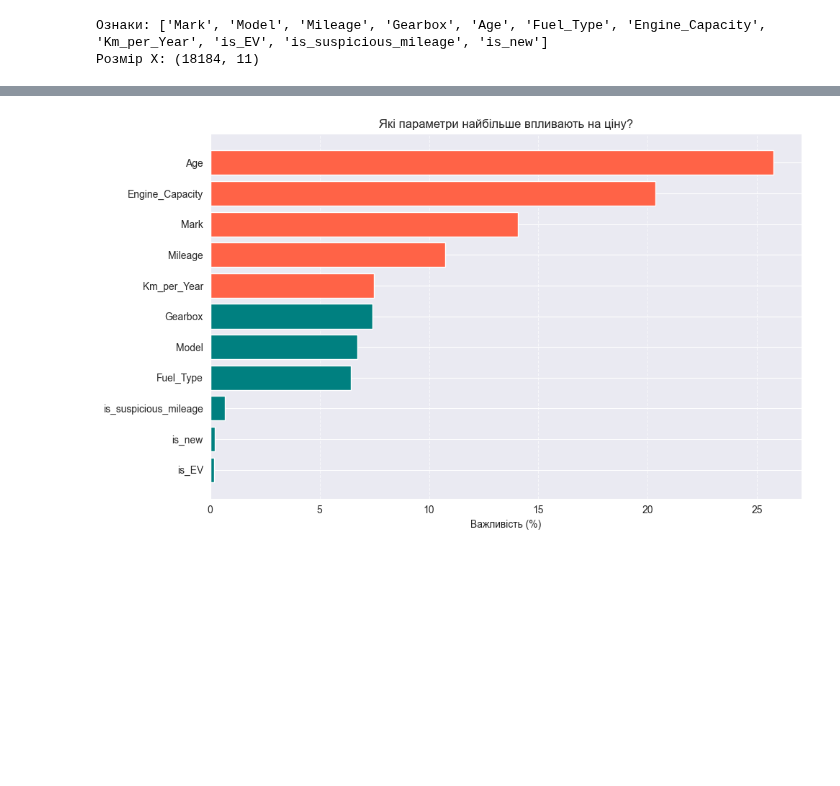
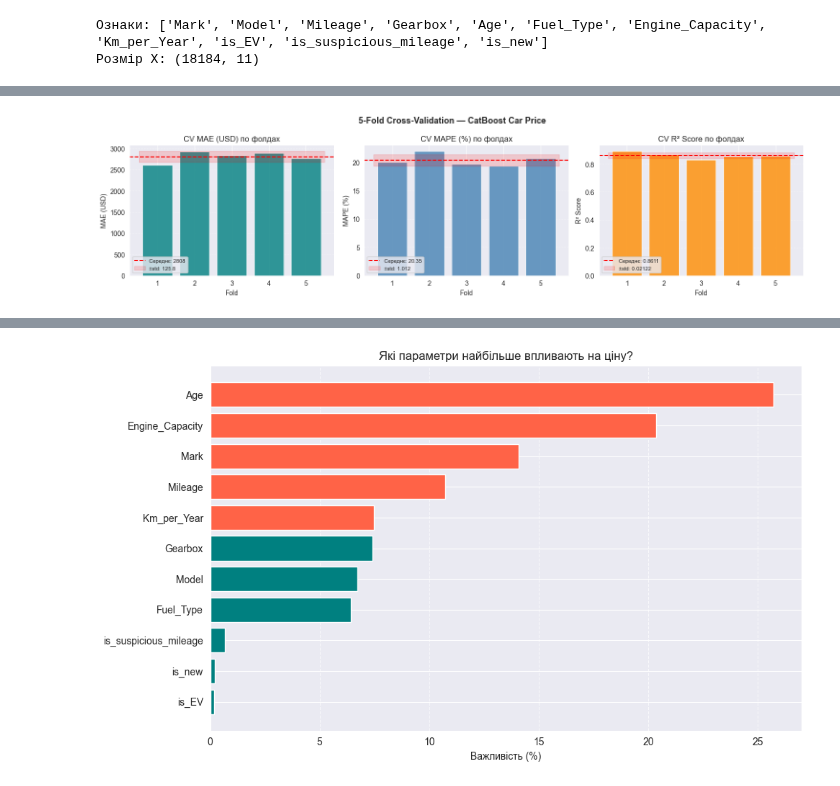
Before and after one commit to Chuchman-Dima/MarketScout, a Jupyter notebook: notebooks/main.ipynb, the cells around one changed output, grey strips where cells are left out. Cells and saved outputs as stored; diff of their text form; code cells hidden in the pictures; blank space fills up the shorter version.

```diff
--- a/notebooks/main.ipynb
+++ b/notebooks/main.ipynb
@@ -173,5 +148,0 @@ print(f"Унікальних моделей (>= {MIN_COUNT}): {len(valid_models)
-# %%
-# Заміна рідкісних значень на 'Other'
-for col, valid in [('Mark', valid_marks), ('Model', valid_models)]:
-    X_train[col] = np.where(X_train[col].isin(valid), X_train[col], 'Other')
-    X_test[col] = np.where(X_test[col].isin(valid), X_test[col], 'Other')
@@ -265,0 +210,14 @@ R²   (Коефіцієнт детермінації): 0.8528
+# %%
+# ── Параметри моделі (єдине місце для зміни) ──────────────────────
+CATBOOST_PARAMS = dict(
+    iterations        = 3000,
+    learning_rate     = 0.05,
+    depth             = 8,
+    l2_leaf_reg       = 5,
+    loss_function     = 'MAE',
+    eval_metric       = 'MAE',
+    random_seed       = RANDOM_SEED,
+    verbose           = 0,          # тихий режим під час CV
+    one_hot_max_size  = 2000,
+    early_stopping_rounds = 150,
+)
@@ -265,0 +286,32 @@ R²   (Коефіцієнт детермінації): 0.8528
+# %%
+# ── Візуалізація результатів CV ────────────────────────────────────
+fig, axes = plt.subplots(1, 3, figsize=(15, 4))
+
+metrics = [
+    ('MAE',  'MAE (USD)',      'teal'),
+    ('MAPE', 'MAPE (%)',       'steelblue'),
+    ('R2',   'R² Score',       'darkorange'),
+]
+
+for ax, (col, label, color) in zip(axes, metrics):
+    vals = cv_df[col]
+    bars = ax.bar(cv_df['fold'], vals, color=color, alpha=0.8, edgecolor='white')
+    ax.axhline(vals.mean(), color='red', linestyle='--', linewidth=1.5, label=f'Середнє: {vals.mean():.4g}')
+    ax.fill_between(
+        [0.5, N_FOLDS + 0.5],
+        vals.mean() - vals.std(),
+        vals.mean() + vals.std(),
+        alpha=0.15, color='red', label=f'±std: {vals.std():.4g}'
+    )
+    ax.set_xlabel('Fold')
+    ax.set_ylabel(label)
+    ax.set_title(f'CV {label} по фолдах')
+    ax.set_xticks(cv_df['fold'])
+    ax.legend(fontsize=8)
+    ax.grid(axis='y', linestyle='--', alpha=0.5)
+
+plt.suptitle(f'{N_FOLDS}-Fold Cross-Validation — CatBoost Car Price', fontsize=13, fontweight='bold')
+plt.tight_layout()
+plt.show()
+# %% [output]
+[figure, added]
```
Also changed, not shown: parts of 19 cells of this notebook, 3 other files.
